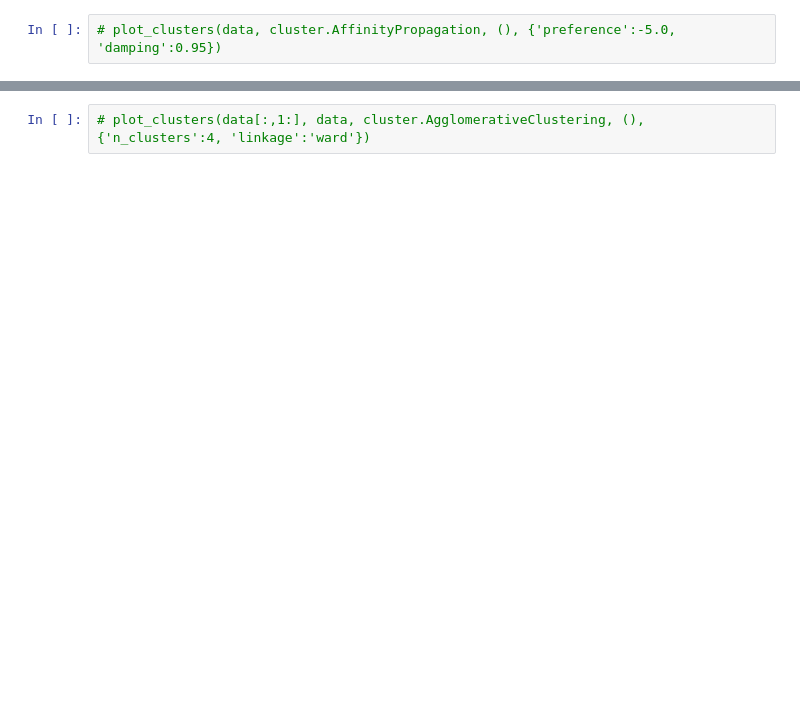
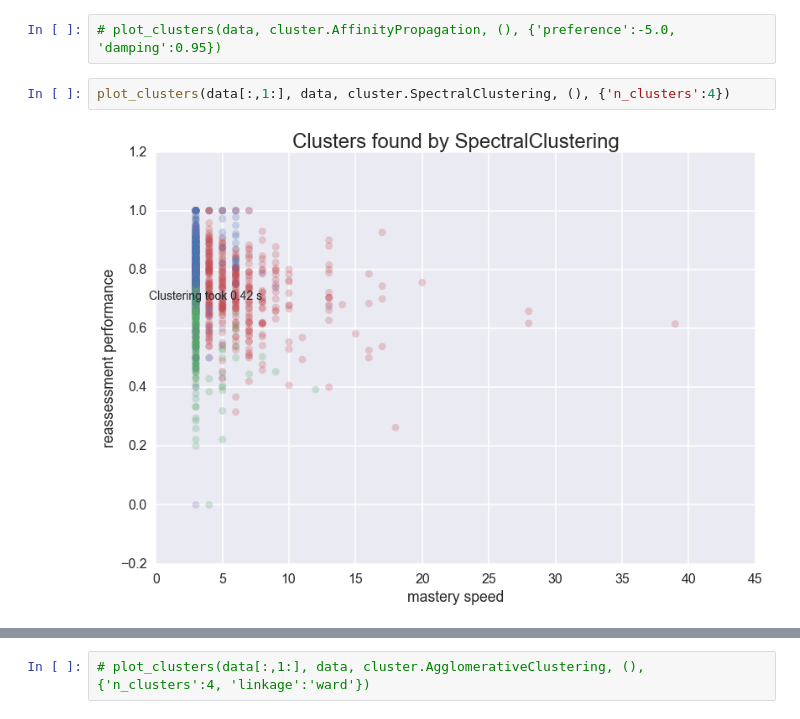
Before and after one commit to beardeer/playground, a Jupyter notebook: clustering.ipynb, the cells around one changed output, grey strips where cells are left out. Drawn from its saved outputs; the diff is of its cells as text; blank space fills up the shorter version.

```diff
--- a/clustering.ipynb
+++ b/clustering.ipynb
@@ -45,3 +51,7 @@ plot_clusters(data[:,:], data, cluster.KMeans, (), {'n_clusters':4})
 # %%
 # plot_clusters(data, cluster.AffinityPropagation, (), {'preference':-5.0, 'damping':0.95})
+# %%
+plot_clusters(data[:,1:], data, cluster.SpectralClustering, (), {'n_clusters':4})
+# %% [output]
+[figure, added]
 # %%
```
Also changed, not shown: parts of 9 cells of this notebook.
